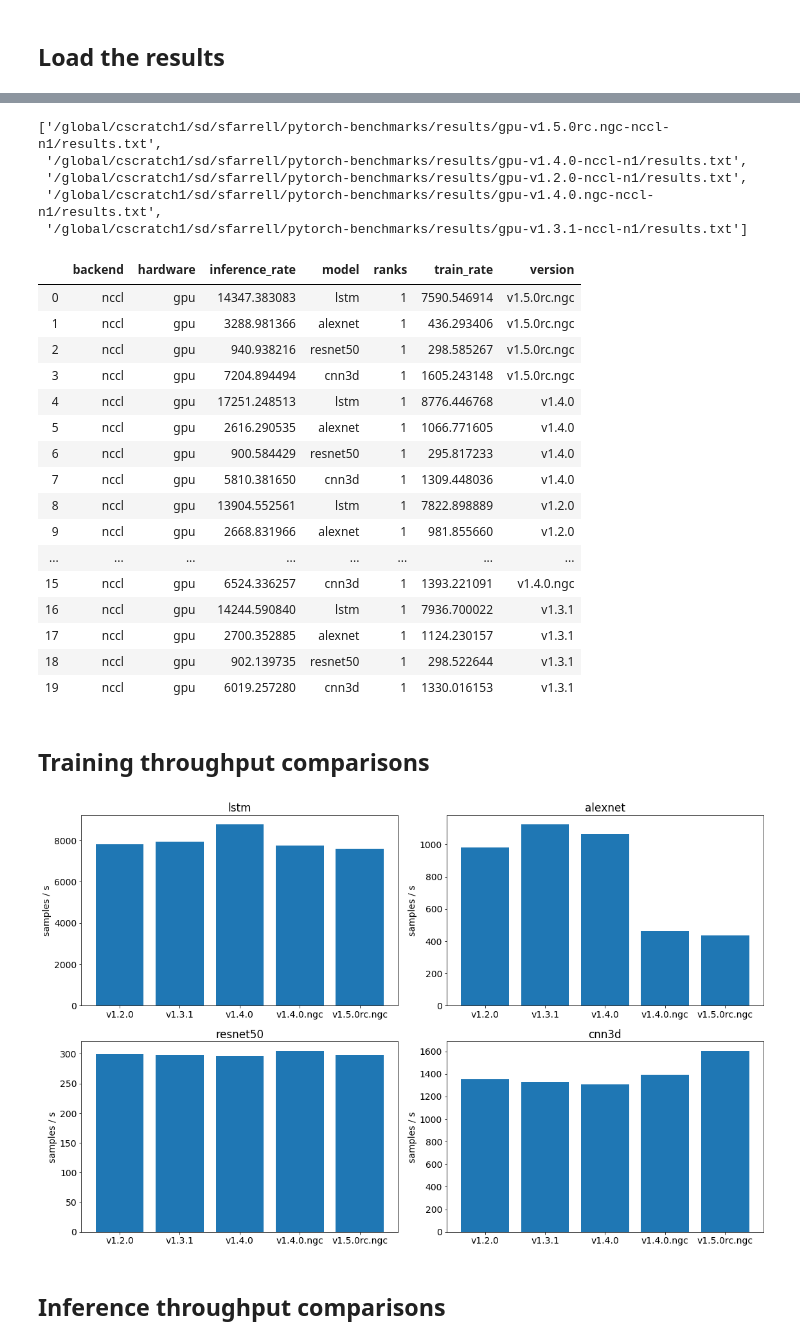
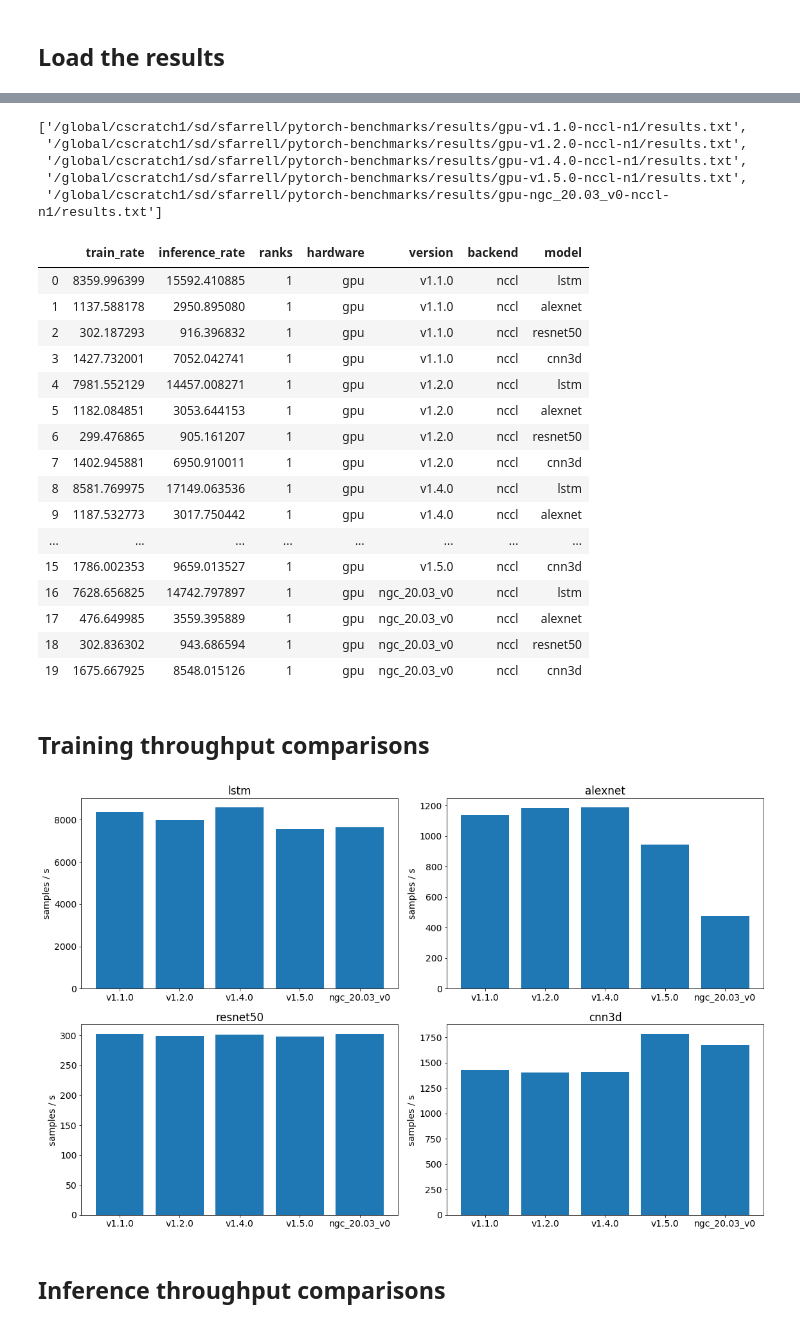
Before and after one commit to sparticlesteve/pytorch-benchmarks, a Jupyter notebook: notebooks/SoftwareAnalysisGPU.ipynb, the cells around one changed output, grey strips where cells are left out. Drawn from its saved outputs; the diff is of its cells as text; code cells hidden in the pictures.

Commit message:
updated gpu software analysis results

```diff
--- a/notebooks/SoftwareAnalysisGPU.ipynb
+++ b/notebooks/SoftwareAnalysisGPU.ipynb
@@ -28,36 +37,45 @@ gpu-v1.4.0-nccl-n8/   hsw-v1.1.0-mpi-n1/         knl-v1.4.0-mpi-n1/
-# %%
-results_files = glob.glob('/global/cscratch1/sd/sfarrell/pytorch-benchmarks/results/gpu-*-n1/results.txt')
-
-results_files
-# %% [output]
-['/global/cscratch1/sd/sfarrell/pytorch-benchmarks/results/gpu-v1.5.0rc.ngc-nccl-n1/results.txt',
- '/global/cscratch1/sd/sfarrell/pytorch-benchmarks/results/gpu-v1.4.0-nccl-n1/results.txt',
- '/global/cscratch1/sd/sfarrell/pytorch-benchmarks/results/gpu-v1.2.0-nccl-n1/results.txt',
- '/global/cscratch1/sd/sfarrell/pytorch-benchmarks/results/gpu-v1.4.0.ngc-nccl-n1/results.txt',
- '/global/cscratch1/sd/sfarrell/pytorch-benchmarks/results/gpu-v1.3.1-nccl-n1/results.txt']
+# %%
+versions = [
+    'v1.1.0',
+    'v1.2.0',
+    'v1.4.0',
+    'v1.5.0',
+    'ngc_20.03_v0',
+]
+
+results_files = [f'/global/cscratch1/sd/sfarrell/pytorch-benchmarks/results/gpu-{version}-nccl-n1/results.txt'
+                 for version in versions]
+#results_files = glob.glob('/global/cscratch1/sd/sfarrell/pytorch-benchmarks/results/gpu-*-n1/results.txt')
+results_files
+# %% [output]
+['/global/cscratch1/sd/sfarrell/pytorch-benchmarks/results/gpu-v1.1.0-nccl-n1/results.txt',
+ '/global/cscratch1/sd/sfarrell/pytorch-benchmarks/results/gpu-v1.2.0-nccl-n1/results.txt',
+ '/global/cscratch1/sd/sfarrell/pytorch-benchmarks/results/gpu-v1.4.0-nccl-n1/results.txt',
+ '/global/cscratch1/sd/sfarrell/pytorch-benchmarks/results/gpu-v1.5.0-nccl-n1/results.txt',
+ '/global/cscratch1/sd/sfarrell/pytorch-benchmarks/results/gpu-ngc_20.03_v0-nccl-n1/results.txt']
 # %%
 results = [pd.read_csv(f, delim_whitespace=True) for f in results_files]
 results = pd.concat(results, ignore_index=True, sort=False)
 
 results
 # %% [output]
-|  | backend | hardware | inference_rate | model | ranks | train_rate | version |
-| 0 | nccl | gpu | 14347.383083 | lstm | 1 | 7590.546914 | v1.5.0rc.ngc |
-| 1 | nccl | gpu | 3288.981366 | alexnet | 1 | 436.293406 | v1.5.0rc.ngc |
-| 2 | nccl | gpu | 940.938216 | resnet50 | 1 | 298.585267 | v1.5.0rc.ngc |
-| 3 | nccl | gpu | 7204.894494 | cnn3d | 1 | 1605.243148 | v1.5.0rc.ngc |
-| 4 | nccl | gpu | 17251.248513 | lstm | 1 | 8776.446768 | v1.4.0 |
-| 5 | nccl | gpu | 2616.290535 | alexnet | 1 | 1066.771605 | v1.4.0 |
-| 6 | nccl | gpu | 900.584429 | resnet50 | 1 | 295.817233 | v1.4.0 |
-| 7 | nccl | gpu | 5810.381650 | cnn3d | 1 | 1309.448036 | v1.4.0 |
-| 8 | nccl | gpu | 13904.552561 | lstm | 1 | 7822.898889 | v1.2.0 |
-| 9 | nccl | gpu | 2668.831966 | alexnet | 1 | 981.855660 | v1.2.0 |
+|  | train_rate | inference_rate | ranks | hardware | version | backend | model |
+| 0 | 8359.996399 | 15592.410885 | 1 | gpu | v1.1.0 | nccl | lstm |
+| 1 | 1137.588178 | 2950.895080 | 1 | gpu | v1.1.0 | nccl | alexnet |
+| 2 | 302.187293 | 916.396832 | 1 | gpu | v1.1.0 | nccl | resnet50 |
+| 3 | 1427.732001 | 7052.042741 | 1 | gpu | v1.1.0 | nccl | cnn3d |
+| 4 | 7981.552129 | 14457.008271 | 1 | gpu | v1.2.0 | nccl | lstm |
+| 5 | 1182.084851 | 3053.644153 | 1 | gpu | v1.2.0 | nccl | alexnet |
+| 6 | 299.476865 | 905.161207 | 1 | gpu | v1.2.0 | nccl | resnet50 |
+| 7 | 1402.945881 | 6950.910011 | 1 | gpu | v1.2.0 | nccl | cnn3d |
+| 8 | 8581.769975 | 17149.063536 | 1 | gpu | v1.4.0 | nccl | lstm |
+| 9 | 1187.532773 | 3017.750442 | 1 | gpu | v1.4.0 | nccl | alexnet |
 | ... | ... | ... | ... | ... | ... | ... | ... |
-| 15 | nccl | gpu | 6524.336257 | cnn3d | 1 | 1393.221091 | v1.4.0.ngc |
-| 16 | nccl | gpu | 14244.590840 | lstm | 1 | 7936.700022 | v1.3.1 |
-| 17 | nccl | gpu | 2700.352885 | alexnet | 1 | 1124.230157 | v1.3.1 |
-| 18 | nccl | gpu | 902.139735 | resnet50 | 1 | 298.522644 | v1.3.1 |
-| 19 | nccl | gpu | 6019.257280 | cnn3d | 1 | 1330.016153 | v1.3.1 |
+| 15 | 1786.002353 | 9659.013527 | 1 | gpu | v1.5.0 | nccl | cnn3d |
+| 16 | 7628.656825 | 14742.797897 | 1 | gpu | ngc_20.03_v0 | nccl | lstm |
+| 17 | 476.649985 | 3559.395889 | 1 | gpu | ngc_20.03_v0 | nccl | alexnet |
+| 18 | 302.836302 | 943.686594 | 1 | gpu | ngc_20.03_v0 | nccl | resnet50 |
+| 19 | 1675.667925 | 8548.015126 | 1 | gpu | ngc_20.03_v0 | nccl | cnn3d |
 # %% [markdown]
 ## Training throughput comparisons
 # %%
@@ -65,17 +83,17 @@ models = results.model.unique()
 # %%
 fig, axs = plt.subplots(nrows=2, ncols=2, figsize=(16, 10))
 axs = axs.flatten()
 
 for i, model in enumerate(models):
     ax = axs[i]
-    model_results = results[results.model == model].sort_values('version')
+    model_results = results[results.model == model] #.sort_values('version')
     ax.bar(model_results.version, model_results.train_rate)
     ax.set_title(model)
     ax.set_ylabel('samples / s')
 
 plt.tight_layout()
 # %% [output]
-[figure, old version]
+[figure, new version]
 # %% [markdown]
 ## Inference throughput comparisons
 # %%
```
Also changed, not shown: parts of 2 cells of this notebook.
